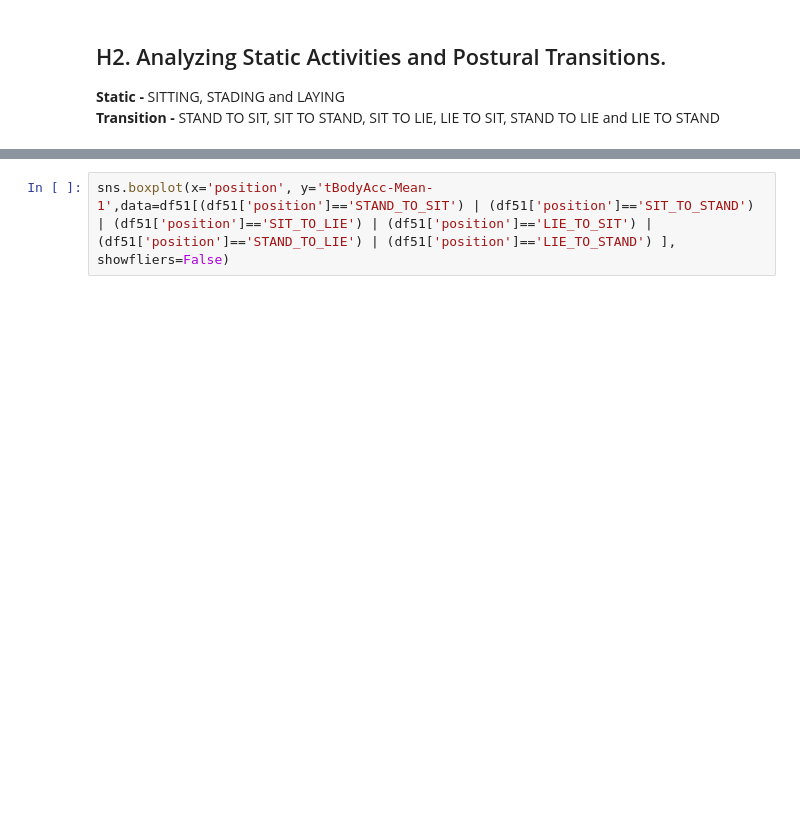
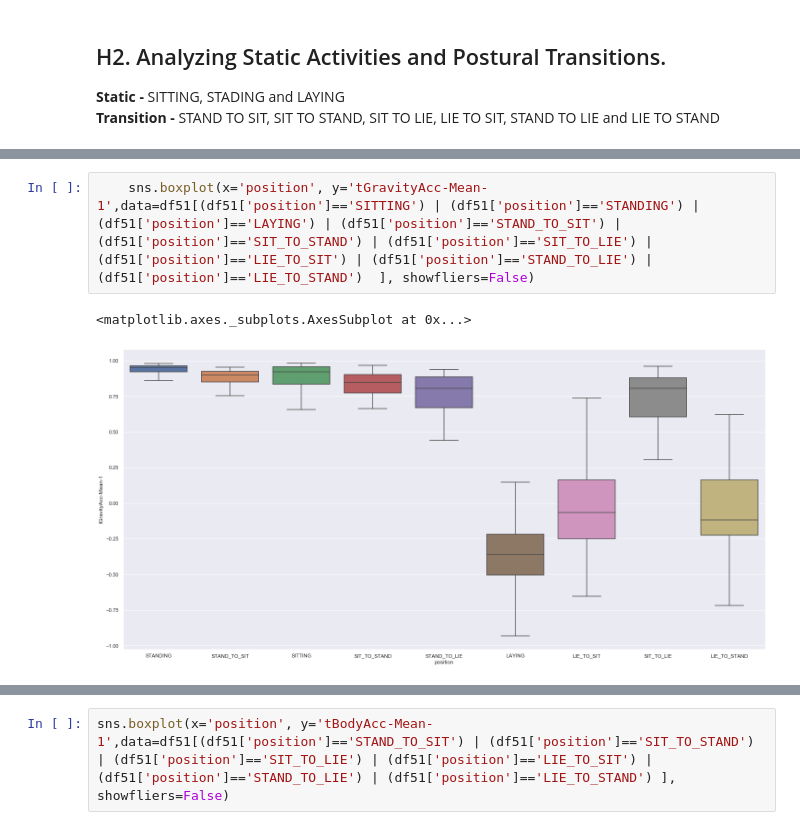
Before and after one commit to panambY/Human_Activity_Recognition, a Jupyter notebook: Human_Activity_Recognition.ipynb, the cells around one changed output, grey strips where cells are left out. Saved outputs shown, nothing was run; the diff lists cells and outputs as text; blank space fills up the shorter version.

```diff
--- a/Human_Activity_Recognition.ipynb
+++ b/Human_Activity_Recognition.ipynb
@@ -515,0 +537,5 @@ sns.kdeplot( df51[df51['position'] == 'LIE_TO_STAND']['tBodyAcc-Mean-1'], label=
+# %%
+    sns.boxplot(x='position', y='tGravityAcc-Mean-1',data=df51[(df51['position']=='SITTING') | (df51['position']=='STANDING') | (df51['position']=='LAYING') | (df51['position']=='STAND_TO_SIT') | (df51['position']=='SIT_TO_STAND') | (df51['position']=='SIT_TO_LIE') | (df51['position']=='LIE_TO_SIT') | (df51['position']=='STAND_TO_LIE') | (df51['position']=='LIE_TO_STAND')  ], showfliers=False)
+# %% [output]
+<matplotlib.axes._subplots.AxesSubplot at 0x...>
+[figure, added]
```
Also changed, not shown: parts of 42 cells of this notebook.
